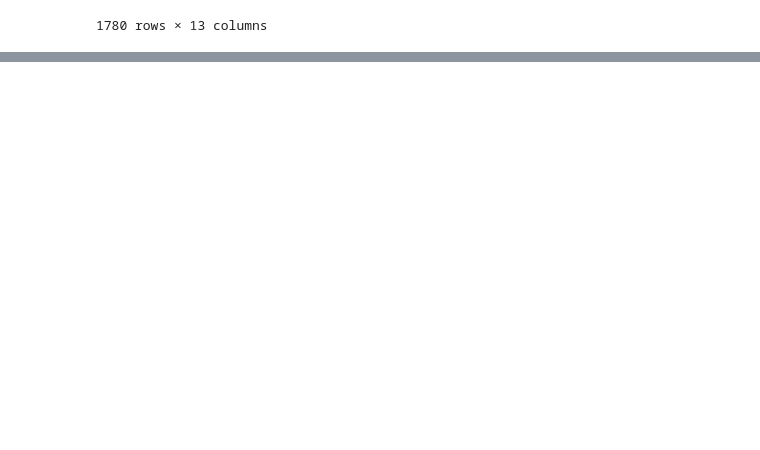
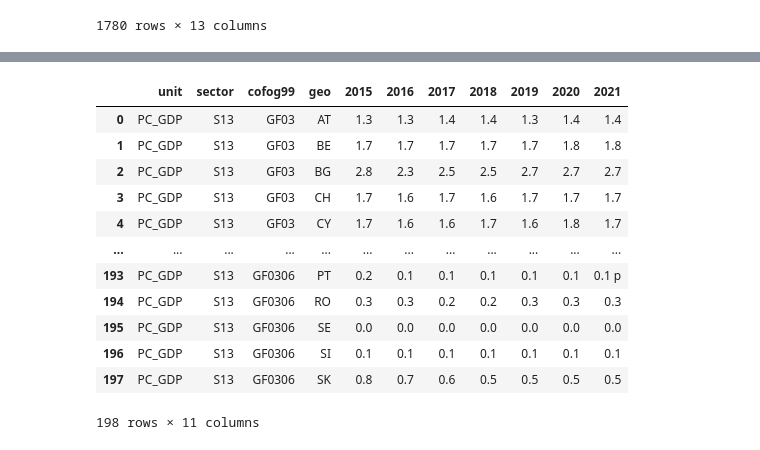
Before and after one commit to Prisoner-s-Dilemma/OpenAccess-DigitalEthics-ProjectMaterial, a Jupyter notebook: processed_data/d7_clean.ipynb, the cells around one changed output, grey strips where cells are left out. Drawn from its saved outputs; the diff is of its cells as text; code cells hidden in the pictures; blank space fills up the shorter version.

```diff
--- a/processed_data/d7_clean.ipynb
+++ b/processed_data/d7_clean.ipynb
@@ -180,0 +257,17 @@ filtered_df
+# %%
+df_by_gdp_percentage = complete_df.query("unit == 'PC_GDP'").reset_index(drop=True)
+df_by_gdp_percentage
+# %% [output]
+|  | unit | sector | cofog99 | geo | 2015 | 2016 | 2017 | 2018 | 2019 | 2020 | 2021 |
+| 0 | PC_GDP | S13 | GF03 | AT | 1.3 | 1.3 | 1.4 | 1.4 | 1.3 | 1.4 | 1.4 |
+| 1 | PC_GDP | S13 | GF03 | BE | 1.7 | 1.7 | 1.7 | 1.7 | 1.7 | 1.8 | 1.8 |
+| 2 | PC_GDP | S13 | GF03 | BG | 2.8 | 2.3 | 2.5 | 2.5 | 2.7 | 2.7 | 2.7 |
+| 3 | PC_GDP | S13 | GF03 | CH | 1.7 | 1.6 | 1.7 | 1.6 | 1.7 | 1.7 | 1.7 |
+| 4 | PC_GDP | S13 | GF03 | CY | 1.7 | 1.6 | 1.6 | 1.7 | 1.6 | 1.8 | 1.7 |
+| ... | ... | ... | ... | ... | ... | ... | ... | ... | ... | ... | ... |
+| 193 | PC_GDP | S13 | GF0306 | PT | 0.2 | 0.1 | 0.1 | 0.1 | 0.1 | 0.1 | 0.1 p |
+| 194 | PC_GDP | S13 | GF0306 | RO | 0.3 | 0.3 | 0.2 | 0.2 | 0.3 | 0.3 | 0.3 |
+| 195 | PC_GDP | S13 | GF0306 | SE | 0.0 | 0.0 | 0.0 | 0.0 | 0.0 | 0.0 | 0.0 |
+| 196 | PC_GDP | S13 | GF0306 | SI | 0.1 | 0.1 | 0.1 | 0.1 | 0.1 | 0.1 | 0.1 |
+| 197 | PC_GDP | S13 | GF0306 | SK | 0.8 | 0.7 | 0.6 | 0.5 | 0.5 | 0.5 | 0.5 |
+198 rows × 11 columns
```
Also changed, not shown: parts of 10 cells of this notebook, 1 other file.
